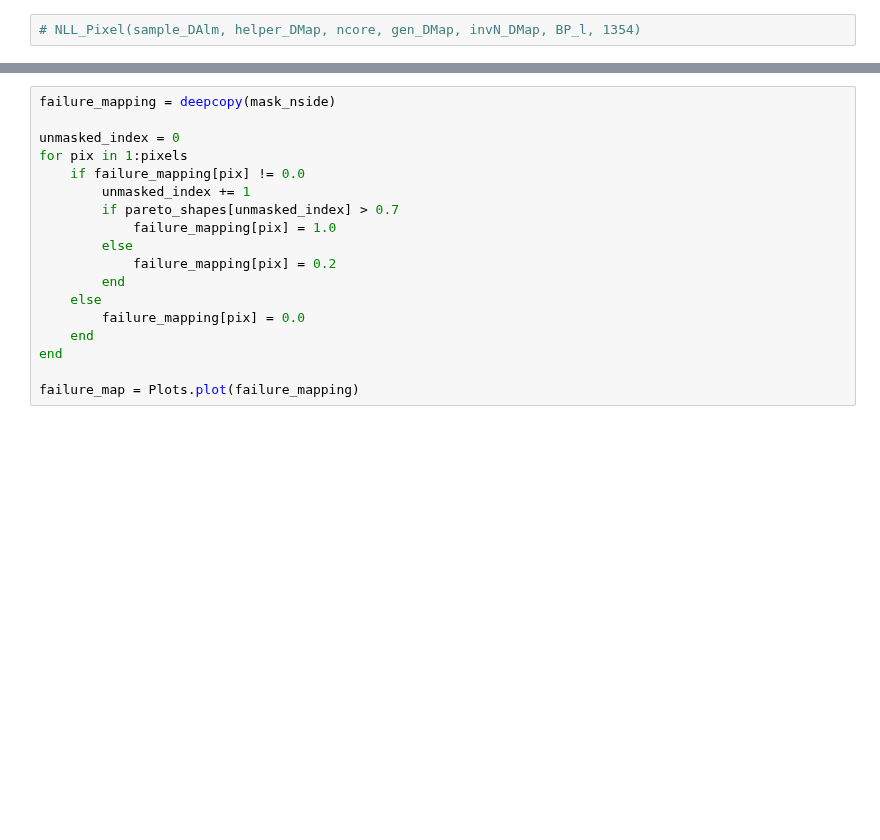
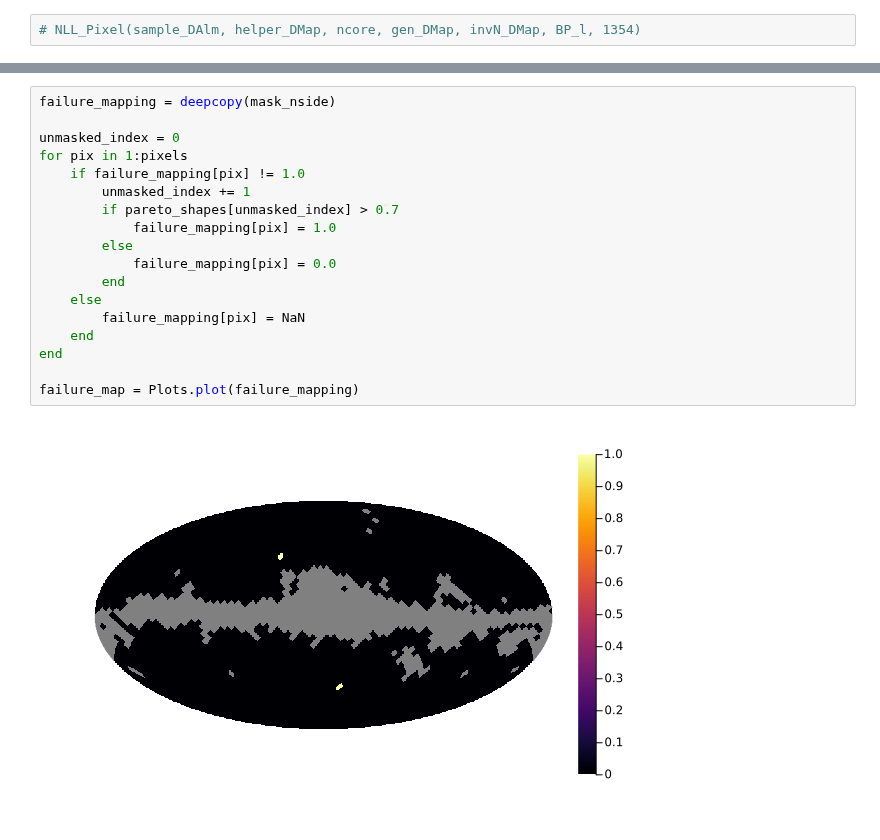
Before and after one commit to e34smith/LOO_PIT_Manual, a Jupyter notebook: Flinch/scripts/LOO-PIT.ipynb, the cells around one changed output, grey strips where cells are left out. Saved outputs shown, nothing was run; the diff lists cells and outputs as text; blank space fills up the shorter version.

```diff
--- a/Flinch/scripts/LOO-PIT.ipynb
+++ b/Flinch/scripts/LOO-PIT.ipynb
@@ -305,21 +390,23 @@ shape_map = Plots.plot(shape_mapping)
 # %%
 failure_mapping = deepcopy(mask_nside)
 
 unmasked_index = 0
 for pix in 1:pixels
-    if failure_mapping[pix] != 0.0
+    if failure_mapping[pix] != 1.0
         unmasked_index += 1
         if pareto_shapes[unmasked_index] > 0.7
             failure_mapping[pix] = 1.0
         else
-            failure_mapping[pix] = 0.2
+            failure_mapping[pix] = 0.0
         end
     else
-        failure_mapping[pix] = 0.0
+        failure_mapping[pix] = NaN
     end
 end
 
 failure_map = Plots.plot(failure_mapping)
+# %% [output]
+[figure, added]
 # %%
 Plots.savefig(failure_map, "PSIS_results/$(samples)_$(nside)/$runname/failure_map.png")
 Plots.savefig(shape_map, "PSIS_results/$(samples)_$(nside)/$runname/shape_map.png")
```
Also changed, not shown: parts of 22 cells of this notebook, 36 other files.
